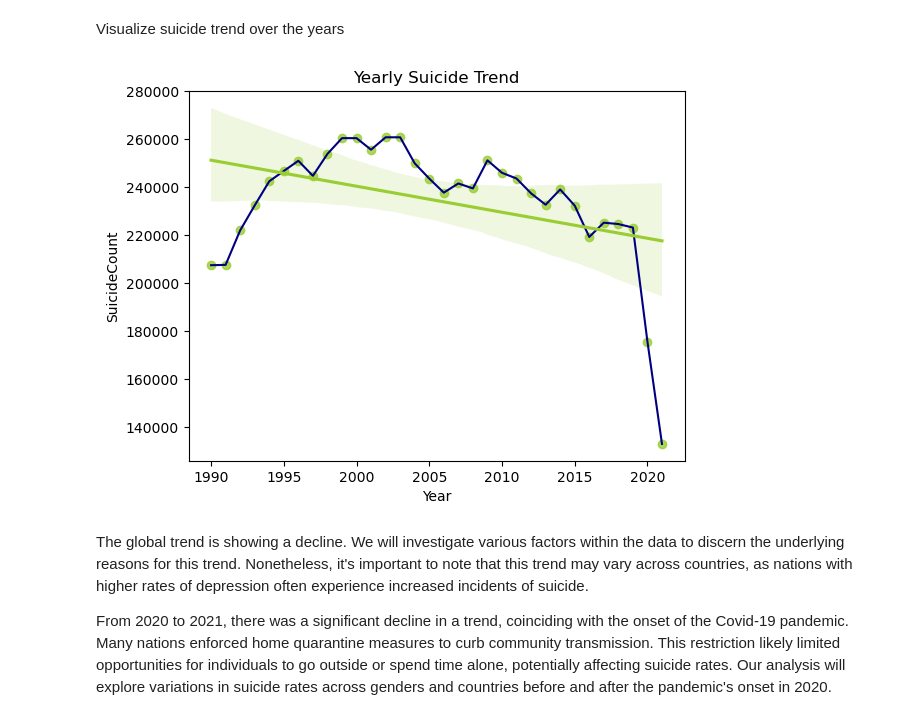
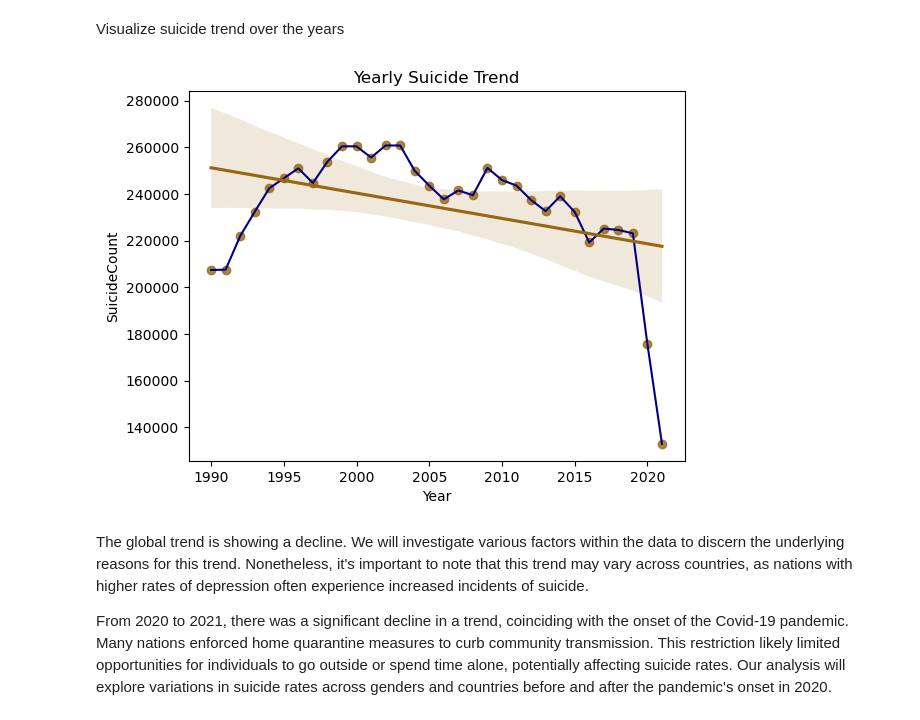
Before and after one commit to cuongpham24/Data-science-projects, a Jupyter notebook: Project_03_Social_Analysis/Project_03_suiside_rate.ipynb, the cells around one changed output. Saved outputs shown, nothing was run; the diff lists cells and outputs as text; code cells hidden in the pictures.

```diff
--- a/Project_03_Social_Analysis/Project_03_suiside_rate.ipynb
+++ b/Project_03_Social_Analysis/Project_03_suiside_rate.ipynb
@@ -102,10 +104,10 @@ Visualize suicide trend over the years
 # %%
 # Plot the original data
 sns.lineplot(year_SuicideCount, x="Year", y="SuicideCount", color="navy").set(title="Yearly Suicide Trend")
 # Plot trend
-sns.regplot(year_SuicideCount, x="Year", y="SuicideCount", color="yellowgreen");
+sns.regplot(year_SuicideCount, x="Year", y="SuicideCount", color="#996711");
 # %% [output]
-[figure, old version]
+[figure, new version]
 # %% [markdown]
 The global trend is showing a decline. We will investigate various factors within the data to discern the underlying reasons for this trend. Nonetheless, it's important to note that this trend may vary across countries, as nations with higher rates of depression often experience increased incidents of suicide.
 
```
Also changed, not shown: parts of 11 cells of this notebook.
